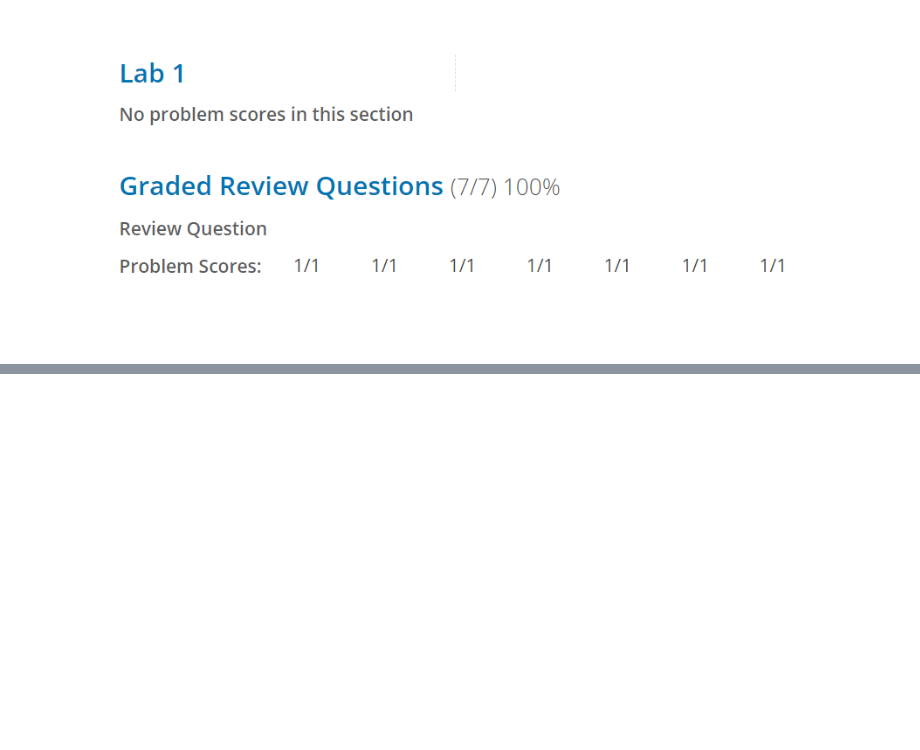
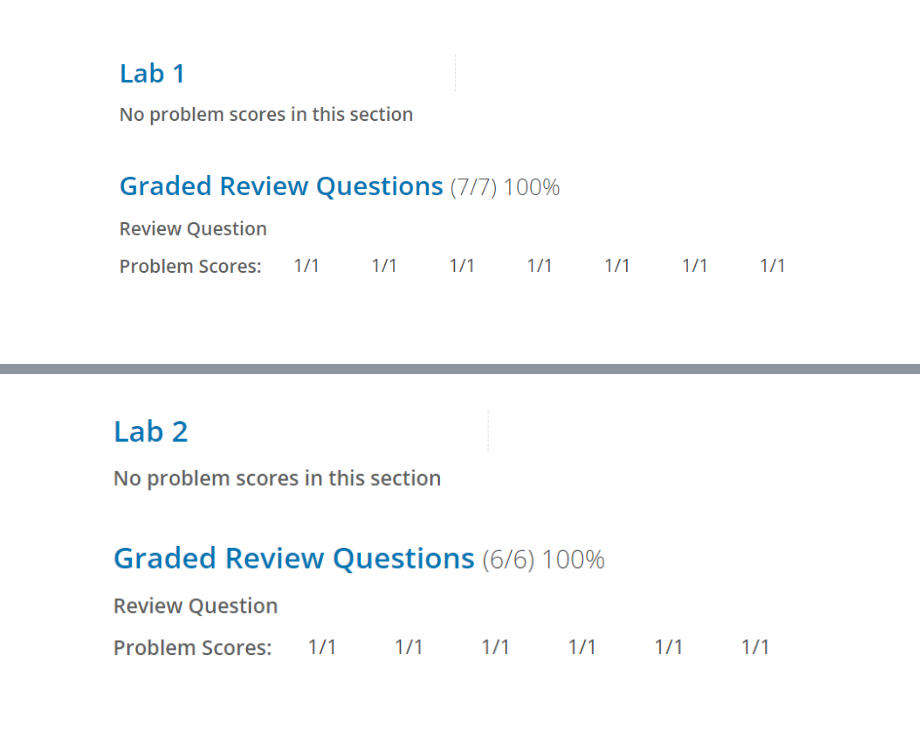
Before and after one commit to PosgradoMNA/actividades-de-aprendizaje-lauramh018, a Jupyter notebook: Data_Analysis_with_python.ipynb, the cells around one changed output, grey strips where cells are left out. Drawn from its saved outputs; the diff is of its cells as text; code cells hidden in the pictures; blank space fills up the shorter version.

```diff
--- a/Data_Analysis_with_python.ipynb
+++ b/Data_Analysis_with_python.ipynb
@@ -103,0 +302,5 @@ Image(filename='grades.png')
+# %%
+from IPython.display import Image
+Image(filename='grades_2.png')
+# %% [output]
+[figure, added]
```
Also changed, not shown: parts of 29 cells of this notebook.
